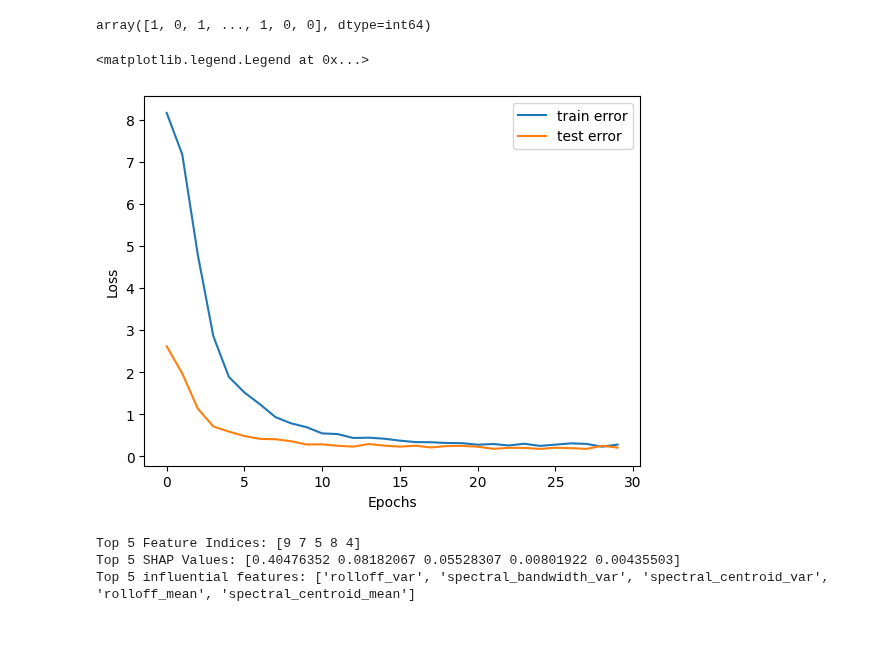
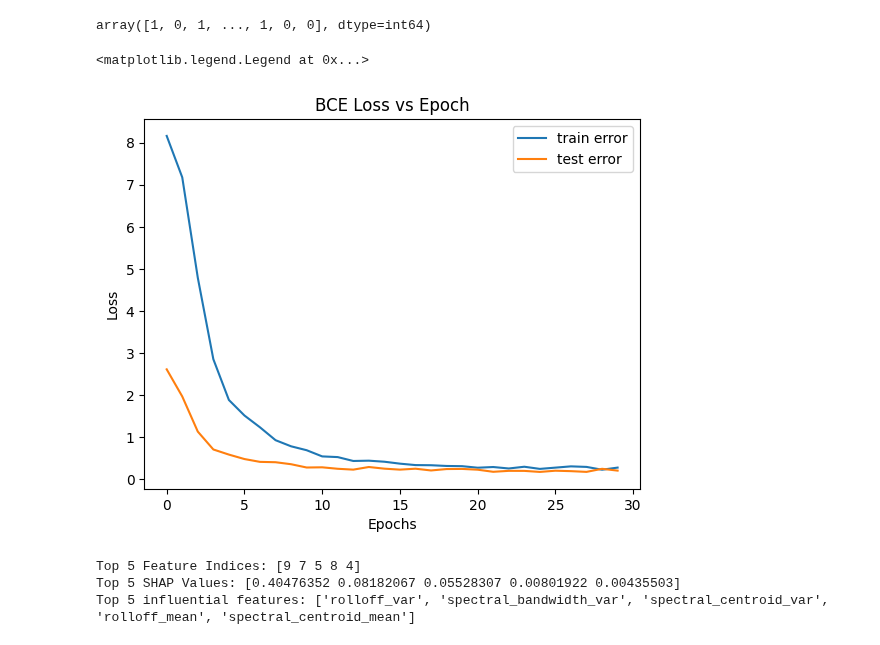
Before and after one commit to KyeYongChoo/Neural-Networks-Music-Classification-Housing-Price-Predictor, a Jupyter notebook: my_ans/QA.ipynb, the cells around one changed output. Saved outputs shown, nothing was run; the diff lists cells and outputs as text; code cells hidden in the pictures.

```diff
--- a/my_ans/QA.ipynb
+++ b/my_ans/QA.ipynb
@@ -95,16 +95,16 @@ for epoch in range(max_epoch):
 # %%
 import matplotlib.pyplot as plt
 import numpy as np
 
 plt.plot(epochs, train_losses, label= "train error")
 plt.plot(epochs, test_losses, label= "test error")
-plt.title = "BCE Loss vs Epoch"
+plt.title("BCE Loss vs Epoch")
 plt.xlabel("Epochs")
 plt.ylabel("Loss")
 plt.legend()
 # %% [output]
 <matplotlib.legend.Legend at 0x...>
-[figure, old version]
+[figure, new version]
 # %%
 import shap
 features = common_utils.extract_features(r"C:\Users\kyeyo\OneDrive\Desktop\SC4001\Individual Assignment\files_PartA\files_PartA\audio_test.wav")
```
Also changed, not shown: parts of 9 cells of this notebook.
